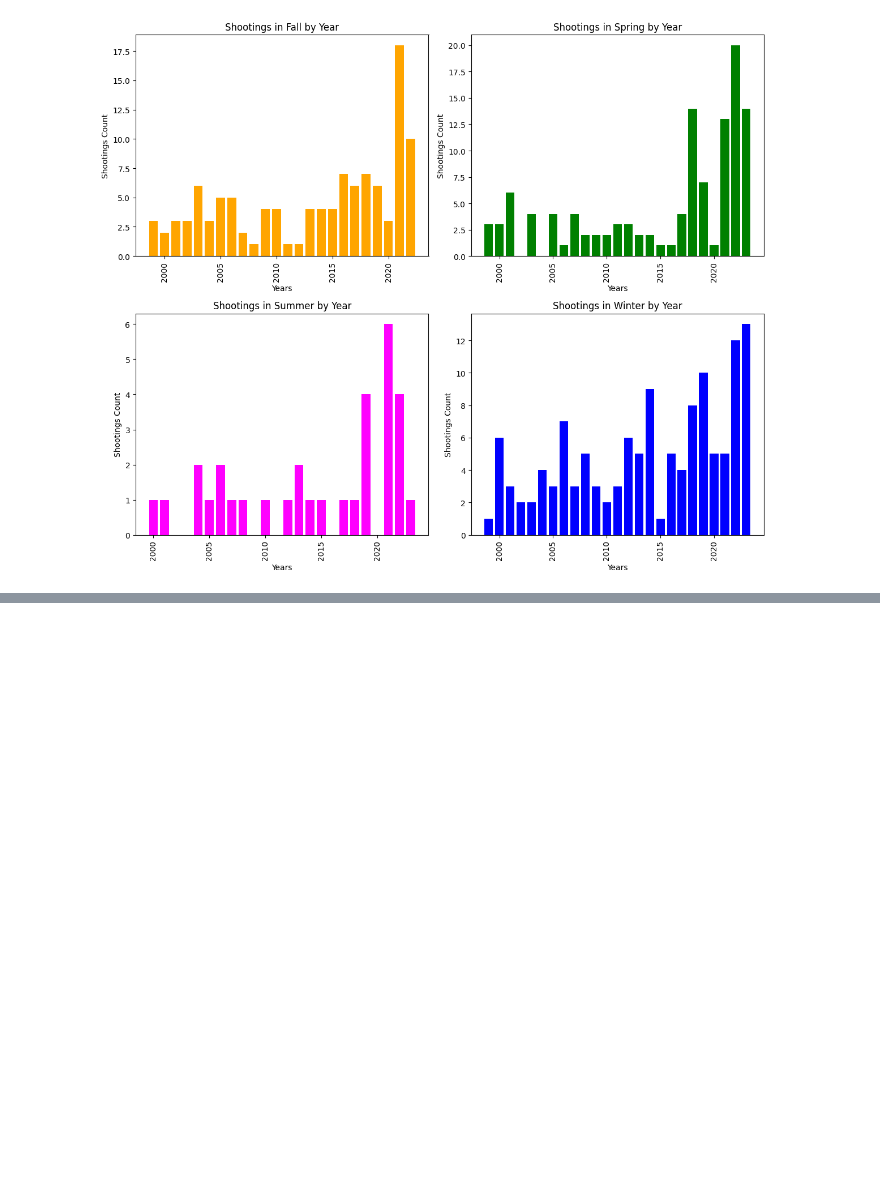
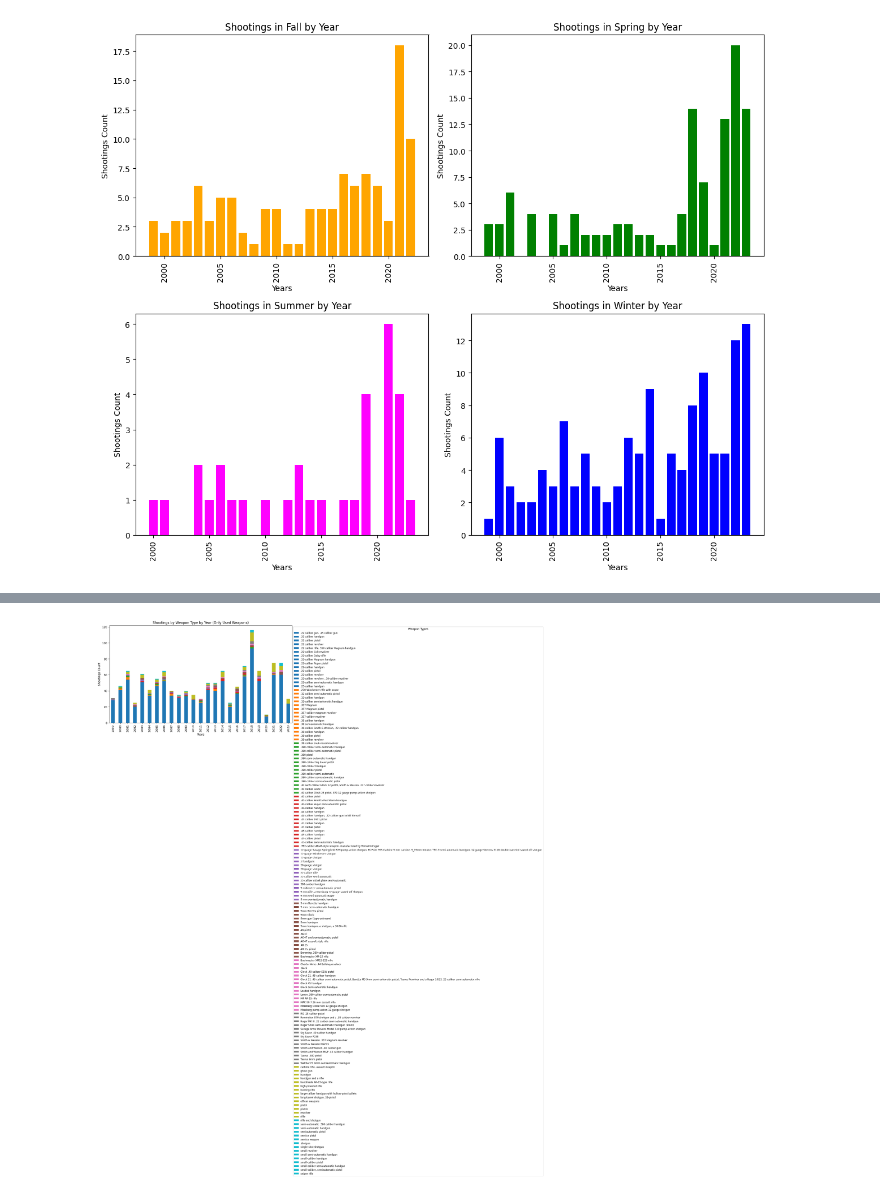
Before and after one commit to MrScruffles/ashz, a Jupyter notebook: static/screenshots/Project1/ITSC-3162 -- Project1.ipynb, the cells around one changed output, grey strips where cells are left out. Saved outputs shown, nothing was run; the diff lists cells and outputs as text; code cells hidden in the pictures; blank space fills up the shorter version.

```diff
--- a/static/screenshots/Project1/ITSC-3162 -- Project1.ipynb
+++ b/static/screenshots/Project1/ITSC-3162 -- Project1.ipynb
@@ -327,0 +355,21 @@ plt.show()
+# %%
+# Create a bar graph showing only the guns that were used
+ax = cleaned_weapon_counts_df.plot(kind='bar', stacked=True, figsize=(12, 8), colormap='tab10')
+
+# Set title and labels
+plt.title('Shootings by Weapon Type by Year (Only Used Weapons)')
+plt.xlabel('Years')
+plt.ylabel('Shootings Count')
+plt.xticks(rotation=90)
+
+# Filter the legend to only show weapons that were used (i.e., columns that aren't all zeros)
+used_weapons = cleaned_weapon_counts_df.columns
+plt.legend(title="Weapon Types", labels=used_weapons, loc='upper left', bbox_to_anchor=(1, 1), fontsize='small')
+
+# Manually adjust the layout to avoid overlapping decorations
+plt.subplots_adjust(left=0.1, right=0.85, top=0.9, bottom=0.3)
+
+# Show the plot
+plt.show()
+# %% [output]
+[figure, added]
```
Also changed, not shown: parts of 2 cells of this notebook, 2 other files.
